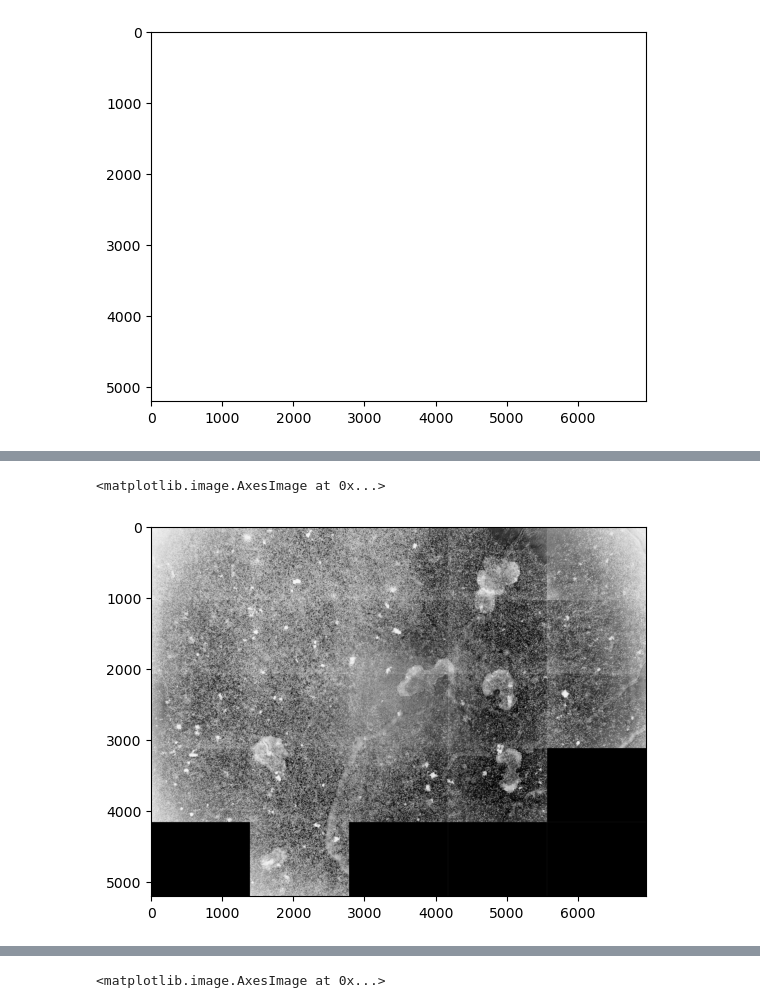
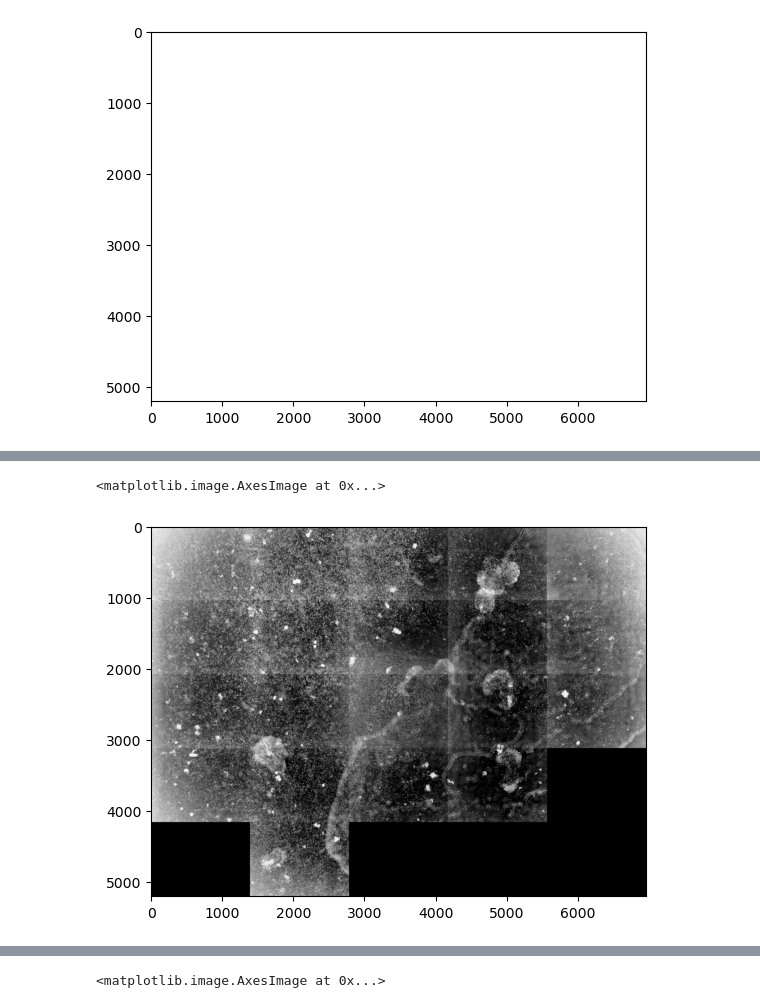
Before and after one commit to numimin/TOOI, a Jupyter notebook: TOOI Task.ipynb, the cells around one changed output, grey strips where cells are left out. Saved outputs shown, nothing was run; the diff lists cells and outputs as text; code cells hidden in the pictures.

```diff
--- a/TOOI Task.ipynb
+++ b/TOOI Task.ipynb
@@ -193,10 +212,11 @@ plt.imshow(final_images[0])
 # %%
 image = final_images[0]
 inverted = 255 - image
 plt.imshow(inverted)
+plt.imshow(morph_open(inverted, 3))
 # %% [output]
 <matplotlib.image.AxesImage at 0x...>
-[figure, old version]
+[figure, new version]
 # %%
 def delete_outliers(image, threshold):
     for y in range(image.shape[0]):
```
Also changed, not shown: parts of 4 cells of this notebook.
